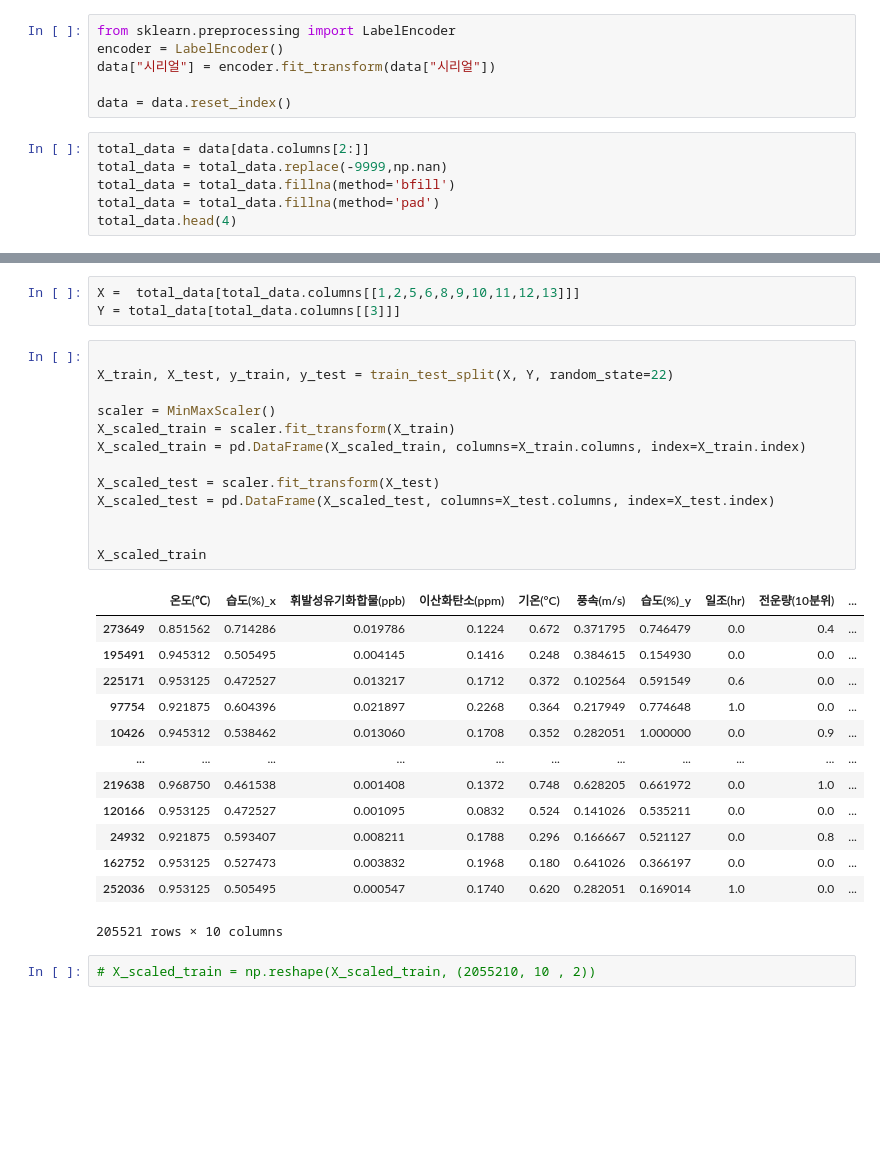
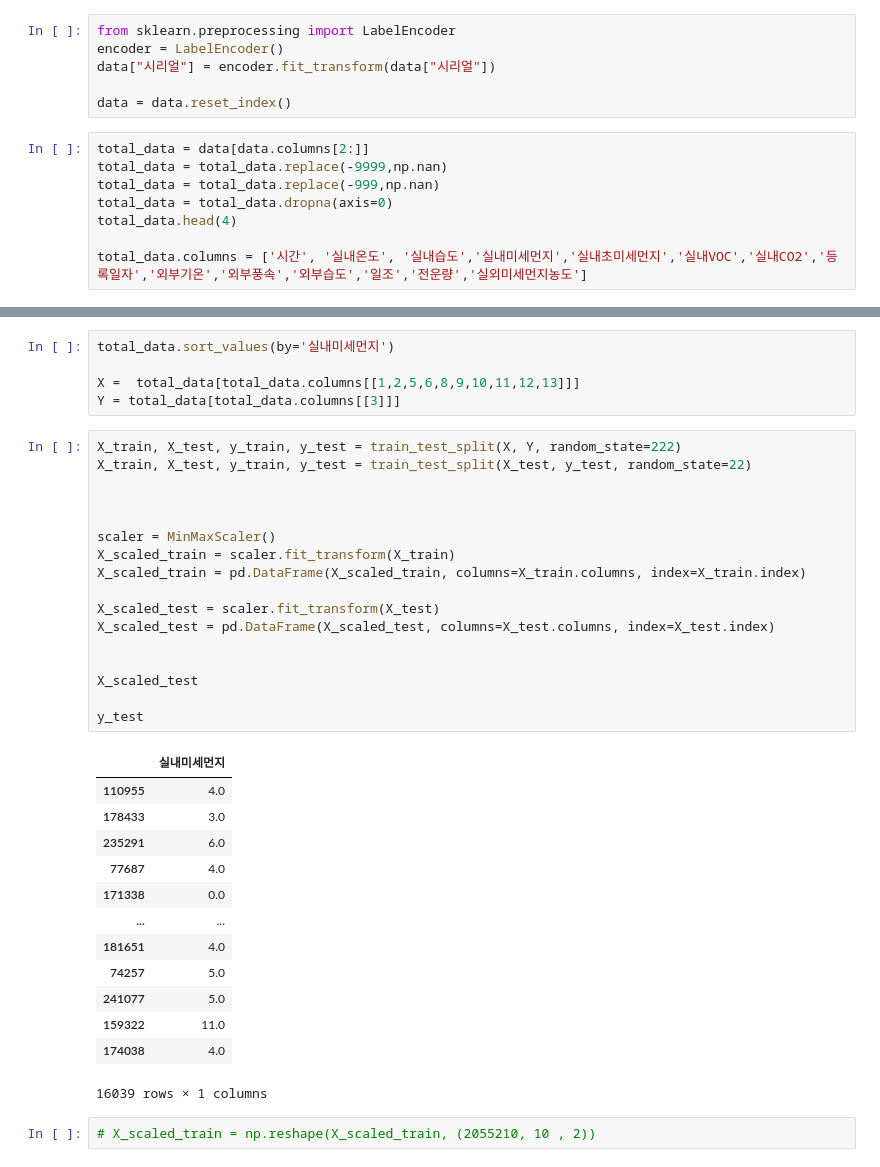
Before and after one commit to Yoonsun222/CapstoneDesign, a Jupyter notebook: 캡스톤디자인.ipynb, the cells around one changed output, grey strips where cells are left out. Saved outputs shown, nothing was run; the diff lists cells and outputs as text; blank space fills up the shorter version.

```diff
--- a/캡스톤디자인.ipynb
+++ b/캡스톤디자인.ipynb
@@ -107,6 +105,8 @@ data = data.reset_index()
 # %%
 total_data = data[data.columns[2:]]
 total_data = total_data.replace(-9999,np.nan)
-total_data = total_data.fillna(method='bfill')
-total_data = total_data.fillna(method='pad')
+total_data = total_data.replace(-999,np.nan)
+total_data = total_data.dropna(axis=0)
 total_data.head(4)
+
+total_data.columns = ['시간', '실내온도', '실내습도','실내미세먼지','실내초미세먼지','실내VOC','실내CO2','등록일자','외부기온','외부풍속','외부습도','일조','전운량','실외미세먼지농도']
@@ -138,33 +119,39 @@ corr_df
 # %%
+total_data.sort_values(by='실내미세먼지')
+
 X =  total_data[total_data.columns[[1,2,5,6,8,9,10,11,12,13]]]
 Y = total_data[total_data.columns[[3]]]
 # %%
+X_train, X_test, y_train, y_test = train_test_split(X, Y, random_state=222)
+X_train, X_test, y_train, y_test = train_test_split(X_test, y_test, random_state=22)
 
-X_train, X_test, y_train, y_test = train_test_split(X, Y, random_state=22)
+
 
 scaler = MinMaxScaler()
 X_scaled_train = scaler.fit_transform(X_train)
 X_scaled_train = pd.DataFrame(X_scaled_train, columns=X_train.columns, index=X_train.index)
 
 X_scaled_test = scaler.fit_transform(X_test)
 X_scaled_test = pd.DataFrame(X_scaled_test, columns=X_test.columns, index=X_test.index)
 
 
-X_scaled_train
+X_scaled_test
+
+y_test
 # %% [output]
-|  | 온도(℃) | 습도(%)_x | 휘발성유기화합물(ppb) | 이산화탄소(ppm) | 기온(°C) | 풍속(m/s) | 습도(%)_y | 일조(hr) | 전운량(10분위) | ... |
-| 273649 | 0.851562 | 0.714286 | 0.019786 | 0.1224 | 0.672 | 0.371795 | 0.746479 | 0.0 | 0.4 | ... |
-| 195491 | 0.945312 | 0.505495 | 0.004145 | 0.1416 | 0.248 | 0.384615 | 0.154930 | 0.0 | 0.0 | ... |
-| 225171 | 0.953125 | 0.472527 | 0.013217 | 0.1712 | 0.372 | 0.102564 | 0.591549 | 0.6 | 0.0 | ... |
-| 97754 | 0.921875 | 0.604396 | 0.021897 | 0.2268 | 0.364 | 0.217949 | 0.774648 | 1.0 | 0.0 | ... |
-| 10426 | 0.945312 | 0.538462 | 0.013060 | 0.1708 | 0.352 | 0.282051 | 1.000000 | 0.0 | 0.9 | ... |
-| ... | ... | ... | ... | ... | ... | ... | ... | ... | ... | ... |
-| 219638 | 0.968750 | 0.461538 | 0.001408 | 0.1372 | 0.748 | 0.628205 | 0.661972 | 0.0 | 1.0 | ... |
-| 120166 | 0.953125 | 0.472527 | 0.001095 | 0.0832 | 0.524 | 0.141026 | 0.535211 | 0.0 | 0.0 | ... |
-| 24932 | 0.921875 | 0.593407 | 0.008211 | 0.1788 | 0.296 | 0.166667 | 0.521127 | 0.0 | 0.8 | ... |
-| 162752 | 0.953125 | 0.527473 | 0.003832 | 0.1968 | 0.180 | 0.641026 | 0.366197 | 0.0 | 0.0 | ... |
-| 252036 | 0.953125 | 0.505495 | 0.000547 | 0.1740 | 0.620 | 0.282051 | 0.169014 | 1.0 | 0.0 | ... |
+|  | 실내미세먼지 |
+| 110955 | 4.0 |
+| 178433 | 3.0 |
+| 235291 | 6.0 |
+| 77687 | 4.0 |
+| 171338 | 0.0 |
+| ... | ... |
+| 181651 | 4.0 |
+| 74257 | 5.0 |
+| 241077 | 5.0 |
+| 159322 | 11.0 |
+| 174038 | 4.0 |
-205521 rows × 10 columns
+16039 rows × 1 columns
 # %%
 # X_scaled_train = np.reshape(X_scaled_train, (2055210, 10 , 2))
 # %%
```
Also changed, not shown: parts of 11 cells of this notebook.
